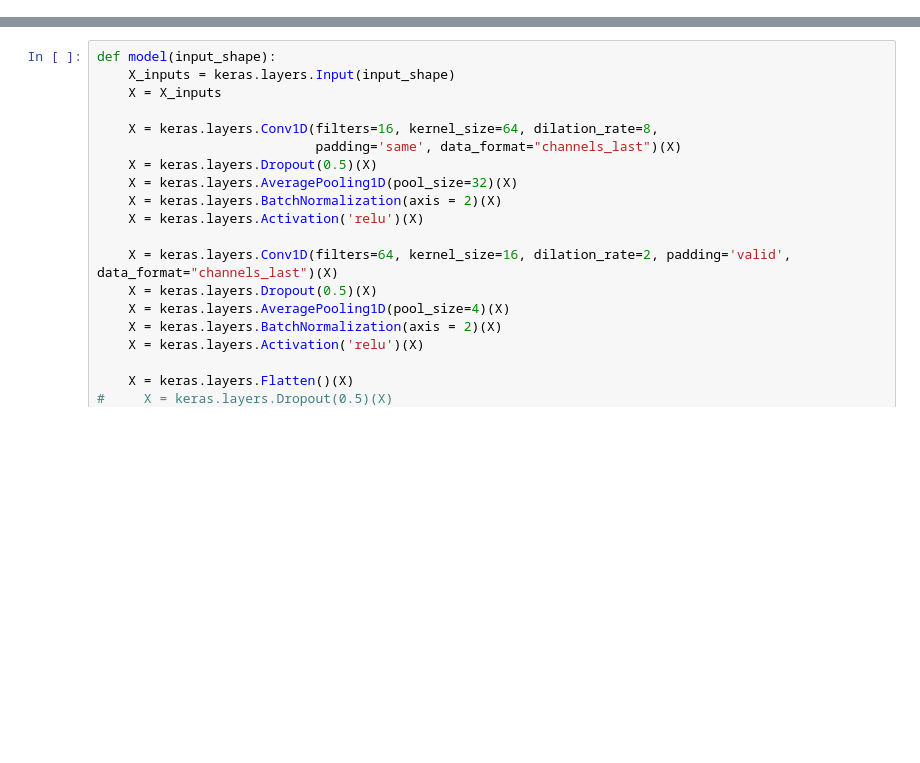
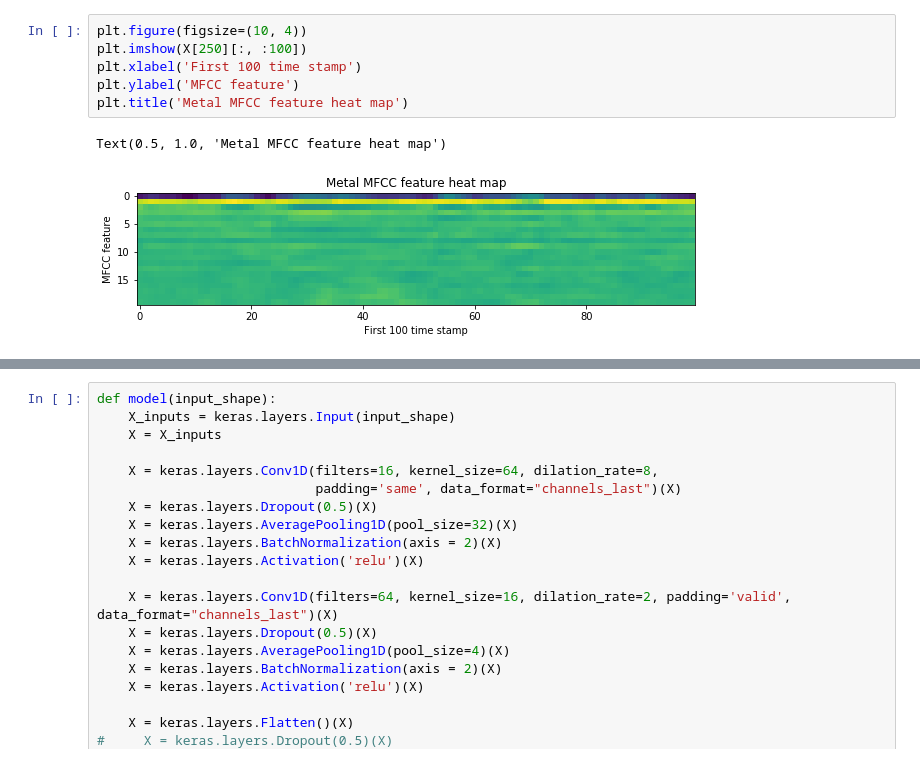
Before and after one commit to hyeonjungko/music_genre_classifier, a Jupyter notebook: cnn_classifier.ipynb, the cells around one changed output, grey strips where cells are left out. Cells and saved outputs as stored; diff of their text form; blank space fills up the shorter version.

```diff
--- a/cnn_classifier.ipynb
+++ b/cnn_classifier.ipynb
@@ -17,0 +37,9 @@ Y = np.load('data_mat/Y3.npy')
+# %%
+plt.figure(figsize=(10, 4))
+plt.imshow(X[250][:, :100])
+plt.xlabel('First 100 time stamp')
+plt.ylabel('MFCC feature')
+plt.title('Metal MFCC feature heat map')
+# %% [output]
+Text(0.5, 1.0, 'Metal MFCC feature heat map')
+[figure, added]
```
Also changed, not shown: parts of 20 cells of this notebook, 3 other files.
